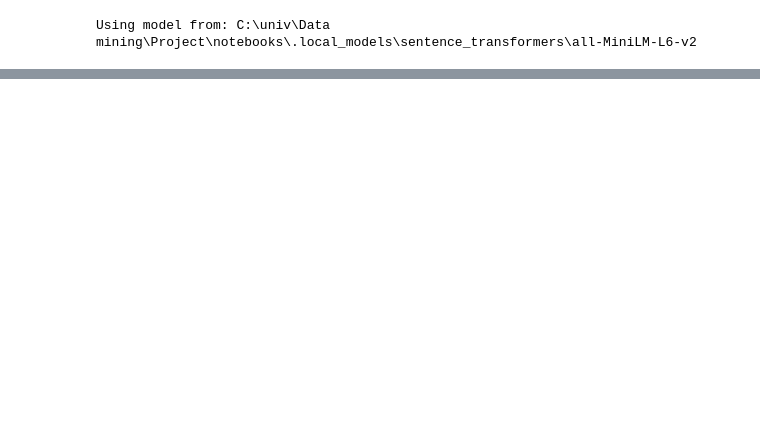
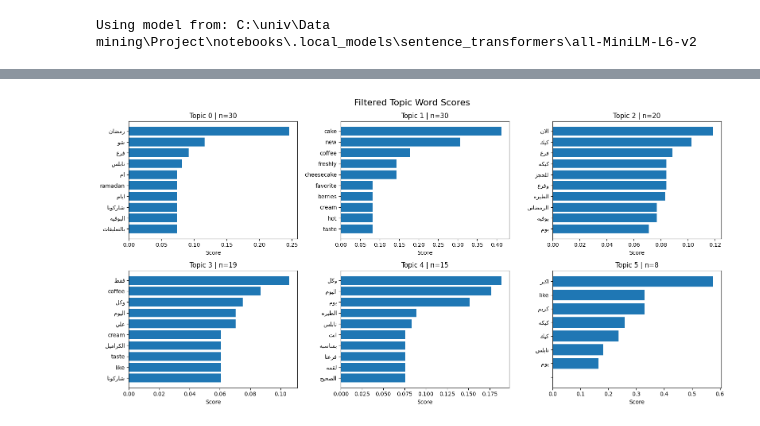
Before and after one commit to Mohammad-Nabulsi/marketing, a Jupyter notebook: notebooks/Untitled9.ipynb, the cells around one changed output, grey strips where cells are left out. Cells and saved outputs as stored; diff of their text form; code cells hidden in the pictures; blank space fills up the shorter version.

```diff
--- a/notebooks/Untitled9.ipynb
+++ b/notebooks/Untitled9.ipynb
@@ -143,0 +325,54 @@ topic_model.visualize_barchart(top_n_topics=10)
+# %%
+import math
+import matplotlib.pyplot as plt
+import arabic_reshaper
+from bidi.algorithm import get_display
+topic_info = topic_model.get_topic_info()
+
+topic_sizes = dict(zip(topic_info["Topic"], topic_info["Count"]))
+
+topics_to_plot = (
+    topic_info[topic_info["Topic"] != -1]["Topic"]
+    .head(10)
+    .tolist()
+)
+
+top_n_words = 10
+cols = 3
+rows = math.ceil(len(topics_to_plot) / cols)
+
+fig, axes = plt.subplots(rows, cols, figsize=(16, 4 * rows))
+axes = axes.flatten()
+
+for ax, topic_id in zip(axes, topics_to_plot):
+    words_scores = get_filtered_topic_words(
+        topic_model,
+        topic_id,
+        top_n=top_n_words
+    )
+
+    topic_size = topic_sizes.get(topic_id, 0)
+
+    if not words_scores:
+        ax.set_title(f"Topic {topic_id} | n={topic_size} - no words")
+        ax.axis("off")
+        continue
+
+    words = [fix_arabic(w) for w, s in words_scores]
+    scores = [s for w, s in words_scores]
+
+    words = words[::-1]
+    scores = scores[::-1]
+
+    ax.barh(words, scores)
+    ax.set_title(f"Topic {topic_id} | n={topic_size}")
+    ax.set_xlabel("Score")
+
+for ax in axes[len(topics_to_plot):]:
+    ax.axis("off")
+
+plt.suptitle("Filtered Topic Word Scores", fontsize=16)
+plt.tight_layout()
+plt.show()
+# %% [output]
+[figure, added]
```
Also changed, not shown: parts of 19 cells of this notebook, 26 other files.
